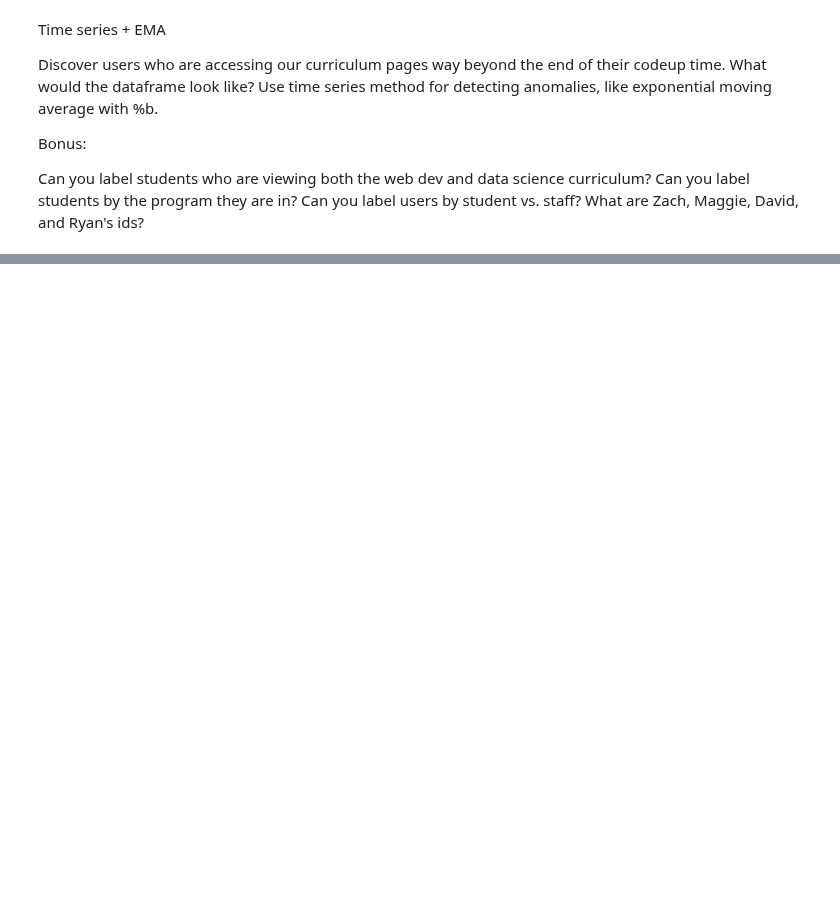
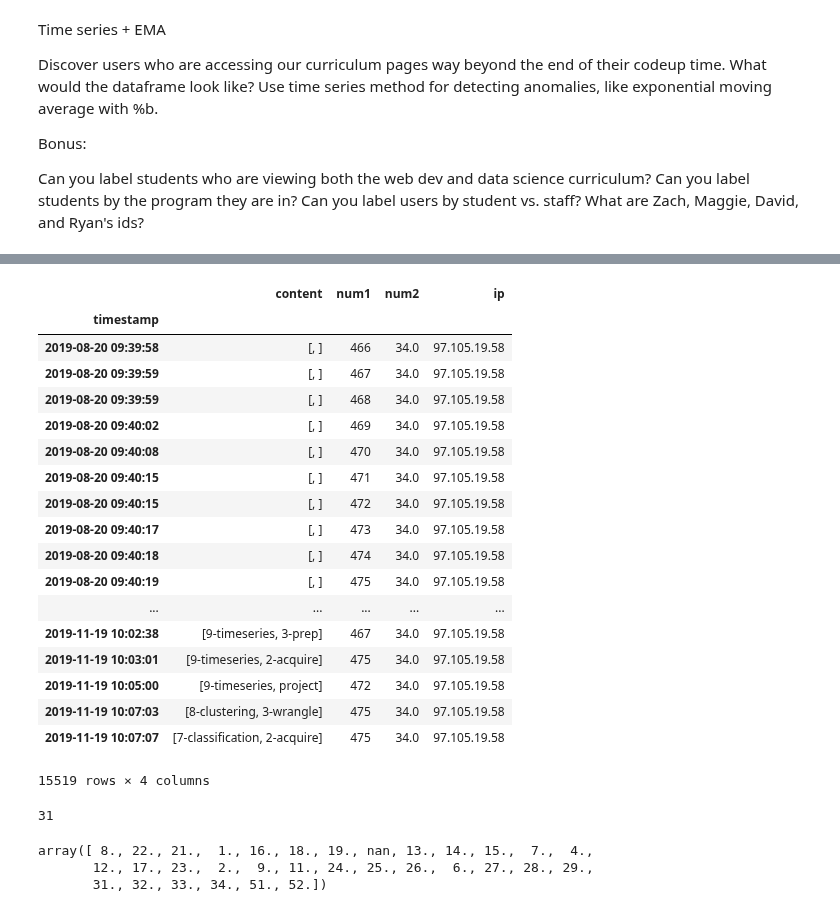
Before and after one commit to cari-holmes/ds-methodologies-exercises, a Jupyter notebook: anomaly_detection/time_series_anomaly_detection.ipynb, the cells around one changed output, grey strips where cells are left out. Drawn from its saved outputs; the diff is of its cells as text; code cells hidden in the pictures; blank space fills up the shorter version.

```diff
--- a/anomaly_detection/time_series_anomaly_detection.ipynb
+++ b/anomaly_detection/time_series_anomaly_detection.ipynb
@@ -67,0 +81,7 @@ df.describe()
+# %%
+# combine date and timestamp, then change to datetime, make index
+# combine to be able to use together when possibly searching for anomalies in time increments
+df['timestamp'] = df.date +' ' + df.timestamp
+df.drop(columns=('date'), inplace=True)
+# %%
+df.set_index(['timestamp'], inplace=True)
@@ -67,0 +123,3 @@ df.describe()
+# %%
+# split content string on / to separate into new columns
+df['content'] = df.content.str.split('/')
@@ -67,0 +261,33 @@ df.describe()
+# %%
+# bayes ds cohort = 34.0
+df[df.num2 == 34.0]
+# %% [output]
+|  | content | num1 | num2 | ip |
+| timestamp |  |  |  |  |
+| 2019-08-20 09:39:58 | [, ] | 466 | 34.0 | 97.105.19.58 |
+| 2019-08-20 09:39:59 | [, ] | 467 | 34.0 | 97.105.19.58 |
+| 2019-08-20 09:39:59 | [, ] | 468 | 34.0 | 97.105.19.58 |
+| 2019-08-20 09:40:02 | [, ] | 469 | 34.0 | 97.105.19.58 |
+| 2019-08-20 09:40:08 | [, ] | 470 | 34.0 | 97.105.19.58 |
+| 2019-08-20 09:40:15 | [, ] | 471 | 34.0 | 97.105.19.58 |
+| 2019-08-20 09:40:15 | [, ] | 472 | 34.0 | 97.105.19.58 |
+| 2019-08-20 09:40:17 | [, ] | 473 | 34.0 | 97.105.19.58 |
+| 2019-08-20 09:40:18 | [, ] | 474 | 34.0 | 97.105.19.58 |
+| 2019-08-20 09:40:19 | [, ] | 475 | 34.0 | 97.105.19.58 |
+| ... | ... | ... | ... | ... |
+| 2019-11-19 10:02:38 | [9-timeseries, 3-prep] | 467 | 34.0 | 97.105.19.58 |
+| 2019-11-19 10:03:01 | [9-timeseries, 2-acquire] | 475 | 34.0 | 97.105.19.58 |
+| 2019-11-19 10:05:00 | [9-timeseries, project] | 472 | 34.0 | 97.105.19.58 |
+| 2019-11-19 10:07:03 | [8-clustering, 3-wrangle] | 475 | 34.0 | 97.105.19.58 |
+| 2019-11-19 10:07:07 | [7-classification, 2-acquire] | 475 | 34.0 | 97.105.19.58 |
+15519 rows × 4 columns
+# %%
+df.num2.nunique()
+# %% [output]
+31
+# %%
+df.num2.unique()
+# %% [output]
+array([ 8., 22., 21.,  1., 16., 18., 19., nan, 13., 14., 15.,  7.,  4.,
+       12., 17., 23.,  2.,  9., 11., 24., 25., 26.,  6., 27., 28., 29.,
+       31., 32., 33., 34., 51., 52.])
```
Also changed, not shown: parts of 33 cells of this notebook.
